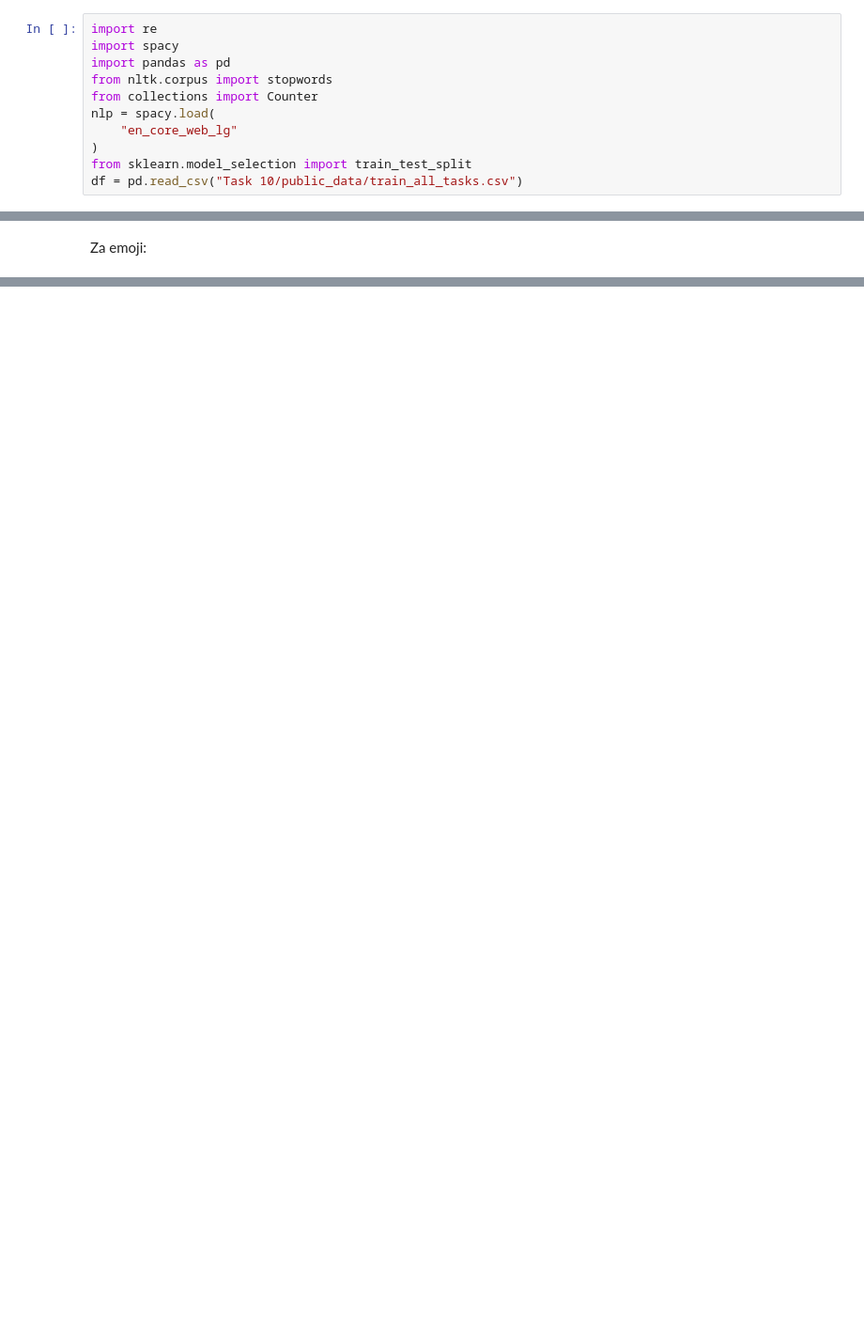
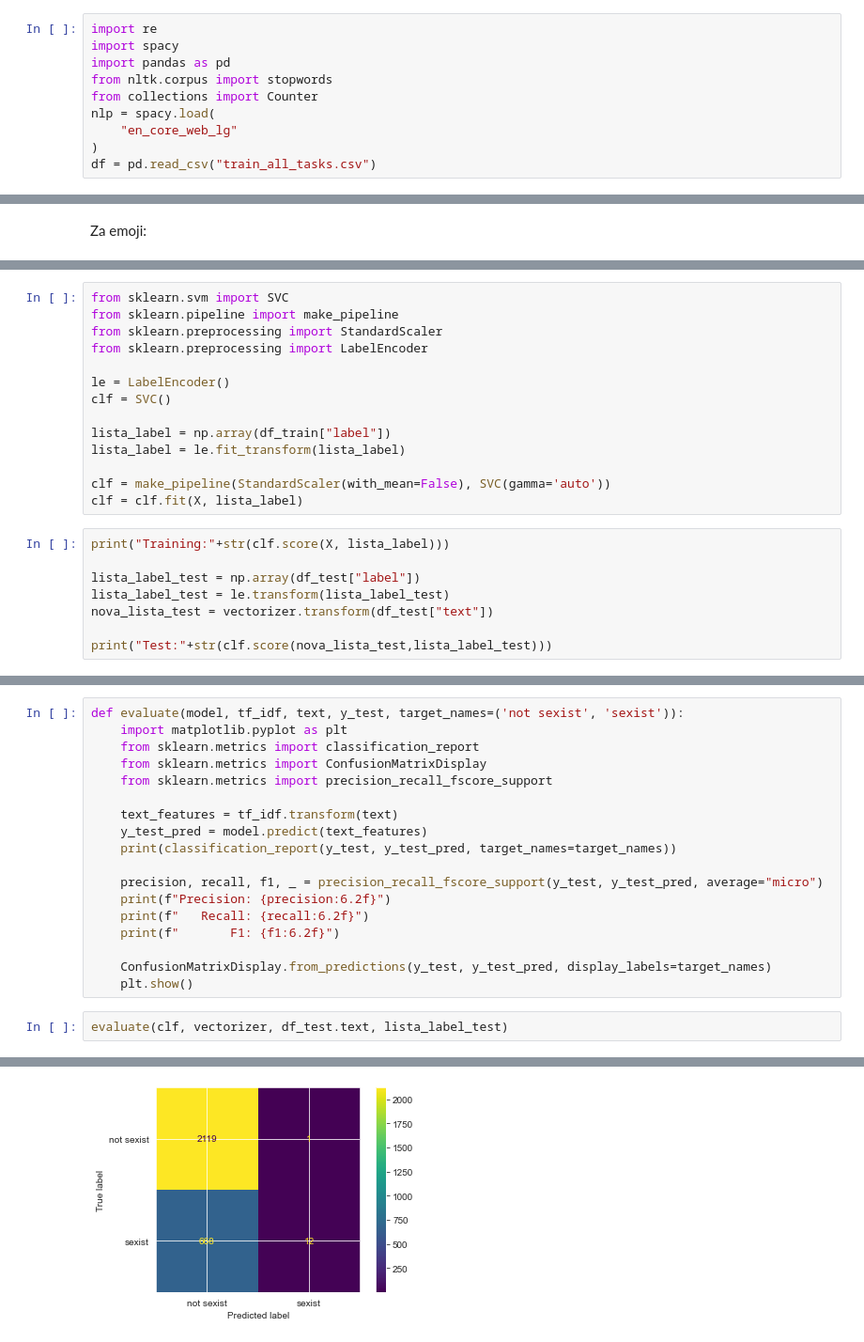
Before and after one commit to antoniolukic/binary-detection-of-sexism, a Jupyter notebook: main.ipynb, the cells around one changed output, grey strips where cells are left out. Shown at 94% size. Drawn from its saved outputs; the diff is of its cells as text; blank space fills up the shorter version.

Commit message:
Add baseline models

```diff
--- a/main.ipynb
+++ b/main.ipynb
@@ -9,8 +9,7 @@ from collections import Counter
 nlp = spacy.load(
     "en_core_web_lg"
 )
-from sklearn.model_selection import train_test_split
-df = pd.read_csv("Task 10/public_data/train_all_tasks.csv")
+df = pd.read_csv("train_all_tasks.csv")
 # %% [markdown]
 Svaki redak uzorka sadržava:
 # %%
@@ -207,0 +300,22 @@ print(emojiji[0] / sexist_c, emojiji[1] / nsexist_c)
+# %%
+from sklearn.svm import SVC
+from sklearn.pipeline import make_pipeline
+from sklearn.preprocessing import StandardScaler
+from sklearn.preprocessing import LabelEncoder
+
+le = LabelEncoder()
+clf = SVC()
+
+lista_label = np.array(df_train["label"])
+lista_label = le.fit_transform(lista_label)
+
+clf = make_pipeline(StandardScaler(with_mean=False), SVC(gamma='auto'))
+clf = clf.fit(X, lista_label)
+# %%
+print("Training:"+str(clf.score(X, lista_label)))
+
+lista_label_test = np.array(df_test["label"])
+lista_label_test = le.transform(lista_label_test)
+nova_lista_test = vectorizer.transform(df_test["text"])
+
+print("Test:"+str(clf.score(nova_lista_test,lista_label_test)))
@@ -207,0 +325,21 @@ print(emojiji[0] / sexist_c, emojiji[1] / nsexist_c)
+# %%
+def evaluate(model, tf_idf, text, y_test, target_names=('not sexist', 'sexist')):
+    import matplotlib.pyplot as plt
+    from sklearn.metrics import classification_report
+    from sklearn.metrics import ConfusionMatrixDisplay
+    from sklearn.metrics import precision_recall_fscore_support
+
+    text_features = tf_idf.transform(text)
+    y_test_pred = model.predict(text_features)
+    print(classification_report(y_test, y_test_pred, target_names=target_names))
+
+    precision, recall, f1, _ = precision_recall_fscore_support(y_test, y_test_pred, average="micro")
+    print(f"Precision: {precision:6.2f}")
+    print(f"   Recall: {recall:6.2f}")
+    print(f"       F1: {f1:6.2f}")
+
+    ConfusionMatrixDisplay.from_predictions(y_test, y_test_pred, display_labels=target_names)
+    plt.show()
+# %%
+evaluate(clf, vectorizer, df_test.text, lista_label_test)
+# %% [output]
@@ -207,0 +358 @@ print(emojiji[0] / sexist_c, emojiji[1] / nsexist_c)
+[figure, added]
```
Also changed, not shown: parts of 28 cells of this notebook, 1 other file.
